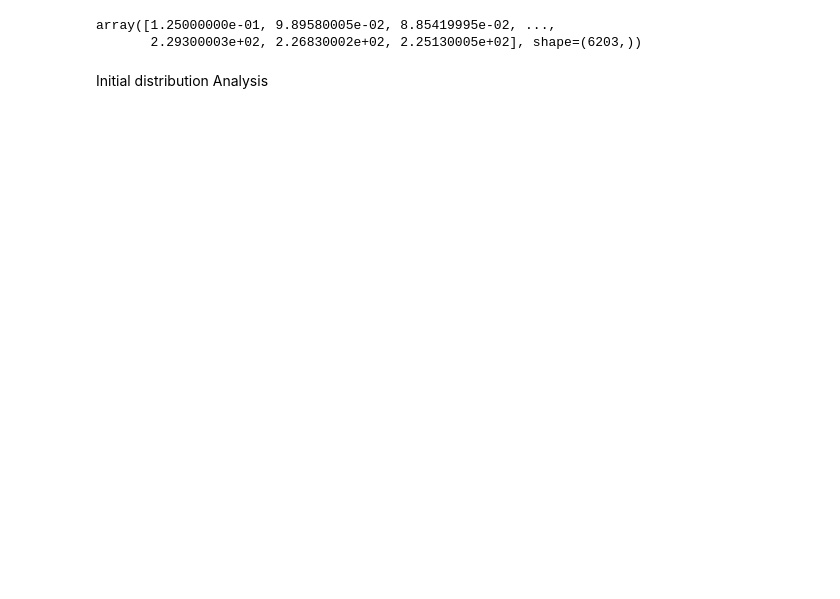
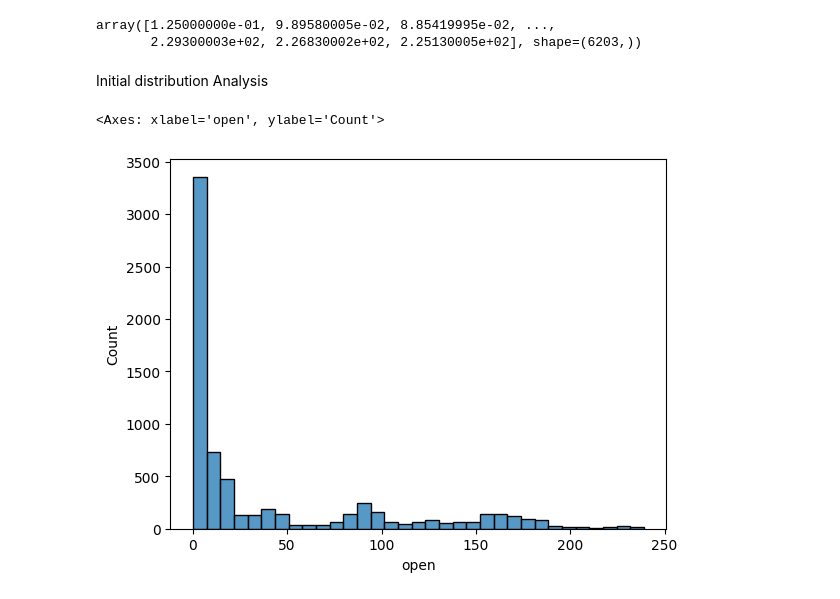
Before and after one commit to BinaryWhizz/Data-Analysis, a Jupyter notebook: Data Analysis 04/01.ipynb, the cells around one changed output. Saved outputs shown, nothing was run; the diff lists cells and outputs as text; code cells hidden in the pictures; blank space fills up the shorter version.

```diff
--- a/Data Analysis 04/01.ipynb
+++ b/Data Analysis 04/01.ipynb
@@ -82,3 +60,8 @@ array([1.25000000e-01, 9.89580005e-02, 8.85419995e-02, ...,
        2.29300003e+02, 2.26830002e+02, 2.25130005e+02], shape=(6203,))
 # %% [markdown]
 Initial distribution Analysis
+# %%
+sns.histplot(df['open'])
+# %% [output]
+<Axes: xlabel='open', ylabel='Count'>
+[figure, added]
```
Also changed, not shown: parts of 14 cells of this notebook.
